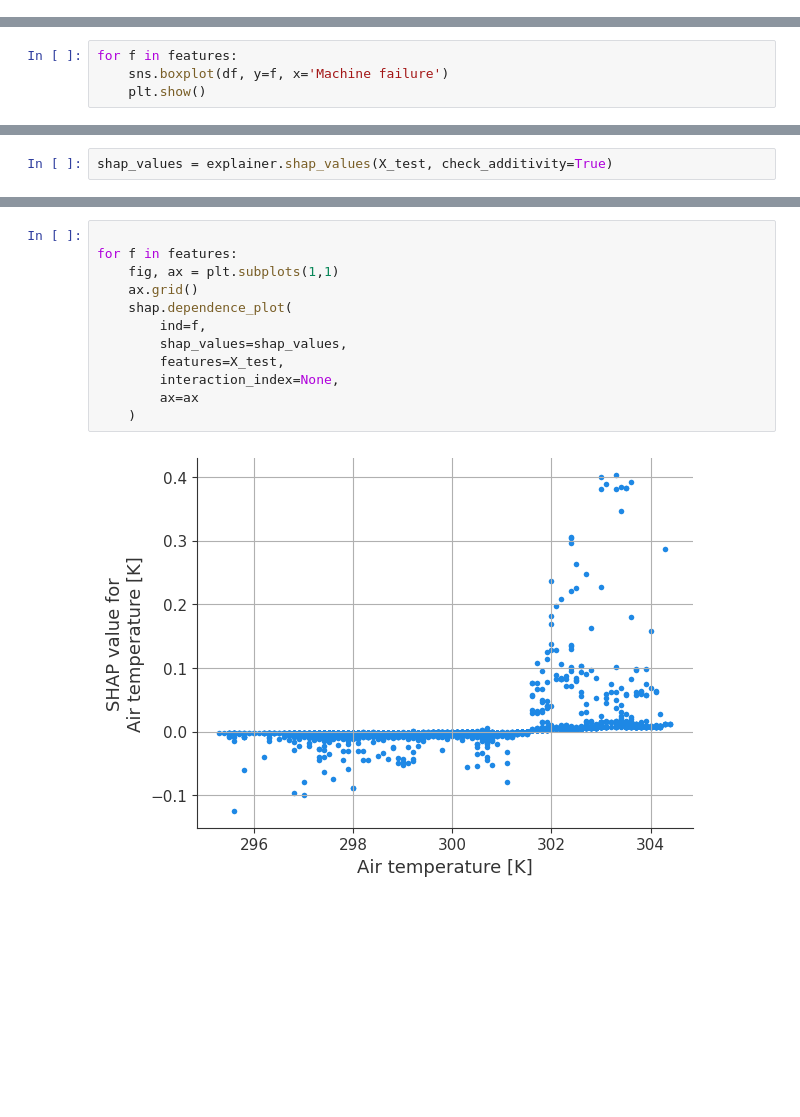
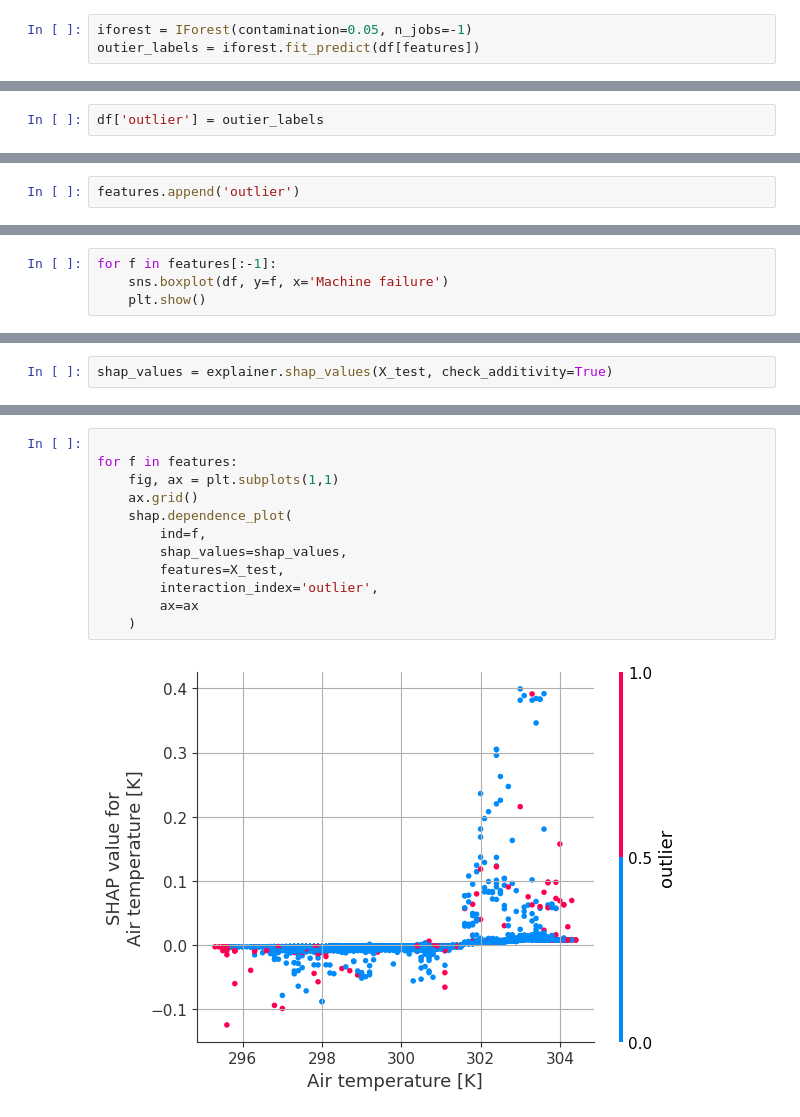
Before and after one commit to Sebastian1981/CBM_DataSimulator, a Jupyter notebook: notebooks/eda.ipynb, the cells around one changed output, grey strips where cells are left out. Drawn from its saved outputs; the diff is of its cells as text; blank space fills up the shorter version.

Commit message:
add outliers as feature

```diff
--- a/notebooks/eda.ipynb
+++ b/notebooks/eda.ipynb
@@ -75,0 +81,3 @@ plt.show()
+# %%
+iforest = IForest(contamination=0.05, n_jobs=-1)
+outier_labels = iforest.fit_predict(df[features])
@@ -75,0 +90,2 @@ plt.show()
+# %%
+df['outlier'] = outier_labels
@@ -75,0 +101,2 @@ plt.show()
+# %%
+features.append('outlier')
@@ -86,5 +123,5 @@ features
 # %%
-for f in features:
+for f in features[:-1]:
     sns.boxplot(df, y=f, x='Machine failure')
     plt.show()
 # %% [output]
@@ -227,14 +269,14 @@ shap.decision_plot(
 # %%
 
 for f in features:
     fig, ax = plt.subplots(1,1)
     ax.grid()
     shap.dependence_plot(
         ind=f,
         shap_values=shap_values,
         features=X_test,
-        interaction_index=None,
+        interaction_index='outlier',
         ax=ax
     )
 # %% [output]
-[figure, old version]
+[figure, new version]
```
Also changed, not shown: parts of 20 cells of this notebook.
